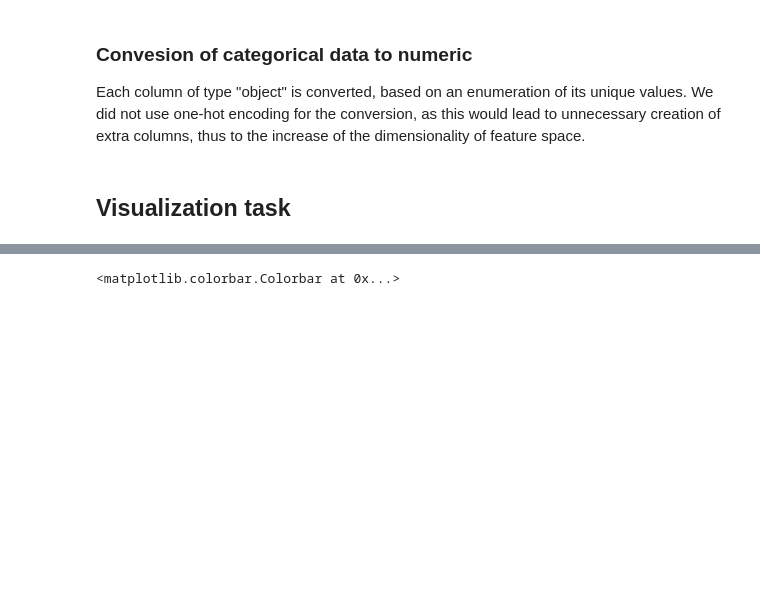
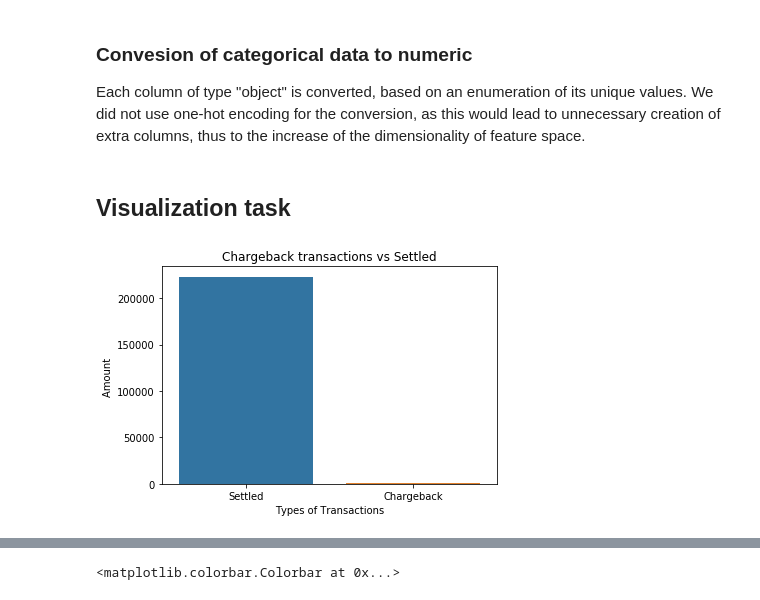
Before and after one commit to giannislelekas/CS4035, a Jupyter notebook: lab1/Lab1-dropNA.ipynb, the cells around one changed output, grey strips where cells are left out. Drawn from its saved outputs; the diff is of its cells as text; code cells hidden in the pictures; blank space fills up the shorter version.

```diff
--- a/lab1/Lab1-dropNA.ipynb
+++ b/lab1/Lab1-dropNA.ipynb
@@ -96,3 +97,12 @@ for c in char_cols:
 #label_mapping
 # %% [markdown]
 ## Visualization task
+# %%
+ax = data_cat['simple_journal'].value_counts()
+plt.title('Chargeback transactions vs Settled')
+sns.barplot(x=ax.index, y= ax)
+plt.xlabel('Types of Transactions')
+plt.ylabel('Amount ')
+plt.show()
+# %% [output]
+[figure, added]
```
Also changed, not shown: parts of 14 cells of this notebook, 1 other file.
